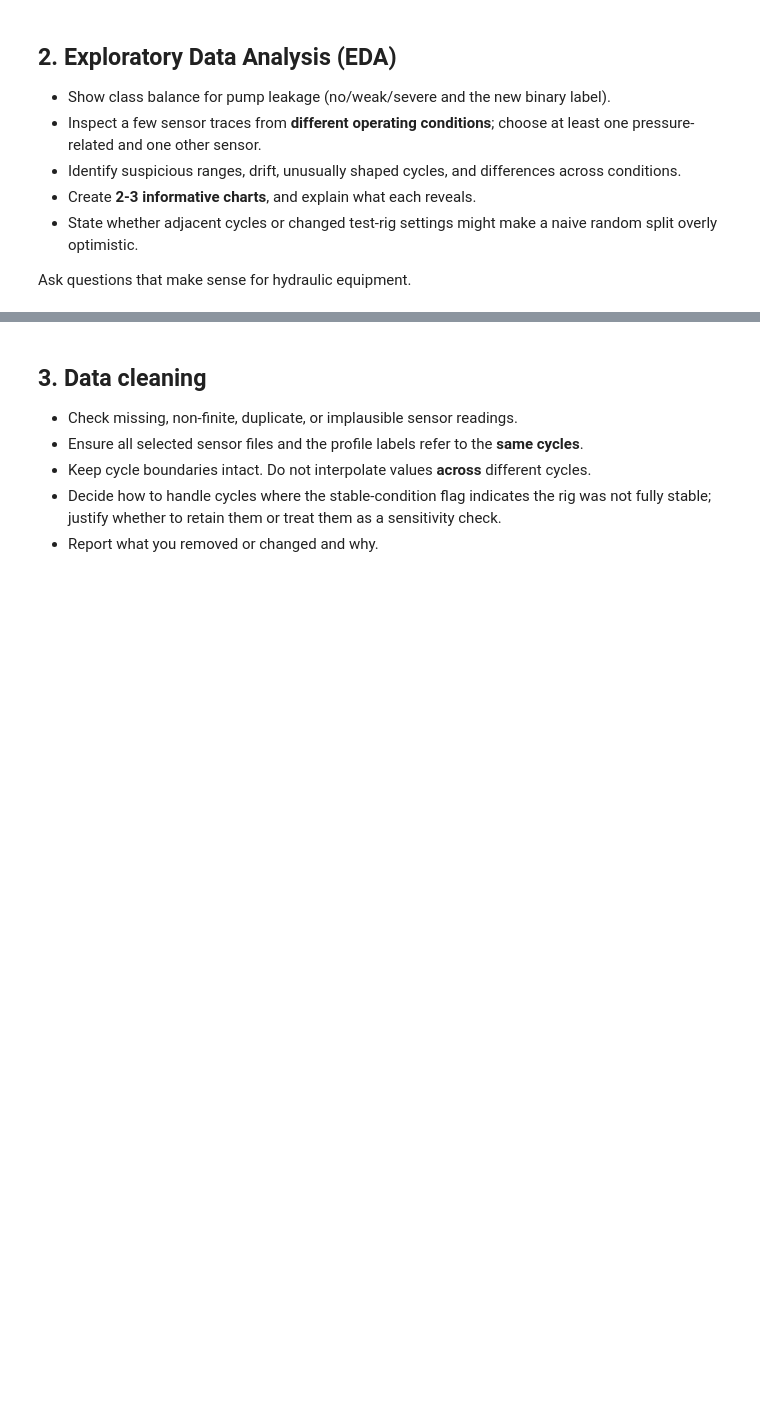
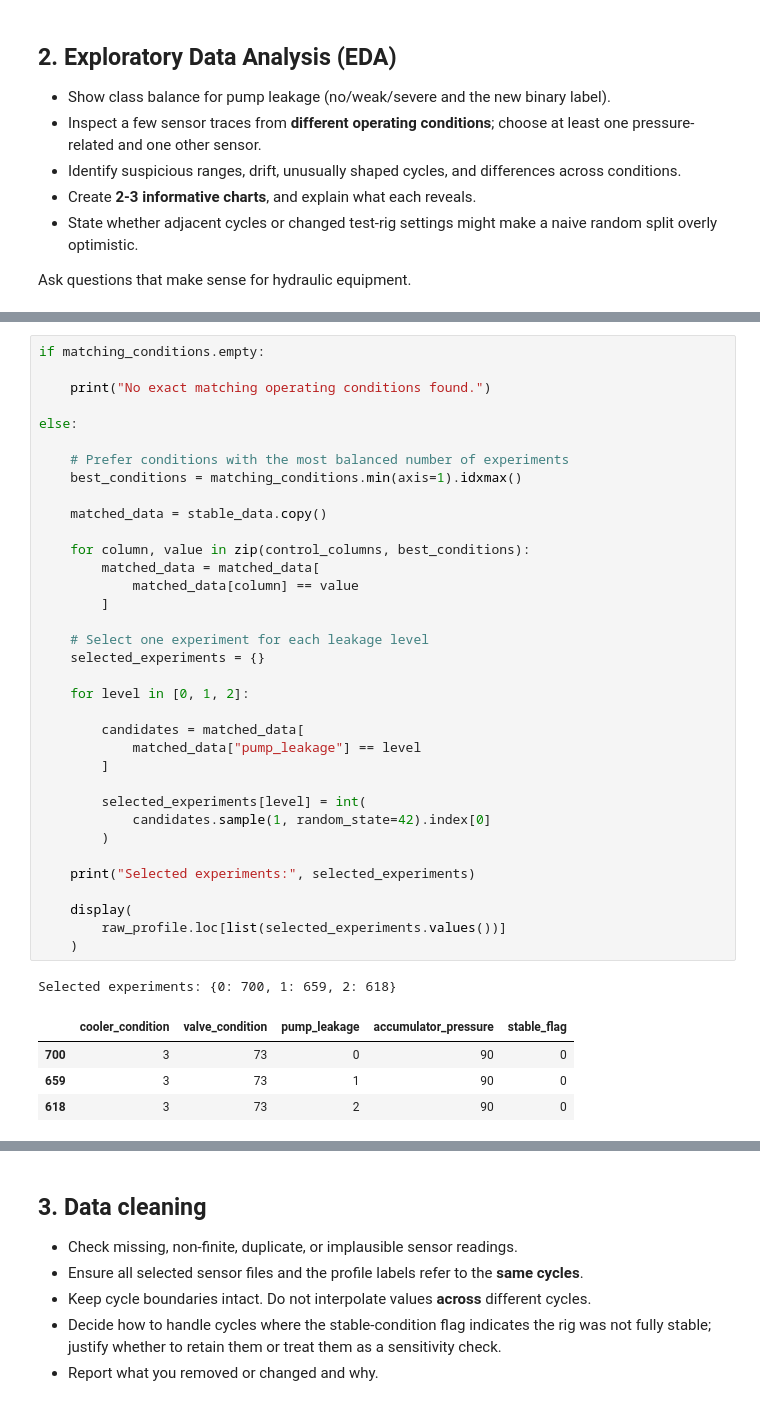
Before and after one commit to EladJoseph/Data-Science-Project---ML-classification-, a Jupyter notebook: Revised_Data_Science_Pipeline_XGBoost_SHAP_Audio_LIME.ipynb, the cells around one changed output, grey strips where cells are left out. Saved outputs shown, nothing was run; the diff lists cells and outputs as text; blank space fills up the shorter version.

```diff
--- a/Revised_Data_Science_Pipeline_XGBoost_SHAP_Audio_LIME.ipynb
+++ b/Revised_Data_Science_Pipeline_XGBoost_SHAP_Audio_LIME.ipynb
@@ -133,0 +474,41 @@ Ask questions that make sense for hydraulic equipment.
+# %%
+if matching_conditions.empty:
+
+    print("No exact matching operating conditions found.")
+
+else:
+
+    # Prefer conditions with the most balanced number of experiments
+    best_conditions = matching_conditions.min(axis=1).idxmax()
+
+    matched_data = stable_data.copy()
+
+    for column, value in zip(control_columns, best_conditions):
+        matched_data = matched_data[
+            matched_data[column] == value
+        ]
+
+    # Select one experiment for each leakage level
+    selected_experiments = {}
+
+    for level in [0, 1, 2]:
+
+        candidates = matched_data[
+            matched_data["pump_leakage"] == level
+        ]
+
+        selected_experiments[level] = int(
+            candidates.sample(1, random_state=42).index[0]
+        )
+
+    print("Selected experiments:", selected_experiments)
+
+    display(
+        raw_profile.loc[list(selected_experiments.values())]
+    )
+# %% [output]
+Selected experiments: {0: 700, 1: 659, 2: 618}
+|  | cooler_condition | valve_condition | pump_leakage | accumulator_pressure | stable_flag |
+| 700 | 3 | 73 | 0 | 90 | 0 |
+| 659 | 3 | 73 | 1 | 90 | 0 |
+| 618 | 3 | 73 | 2 | 90 | 0 |
```
Also changed, not shown: parts of 9 cells of this notebook.
